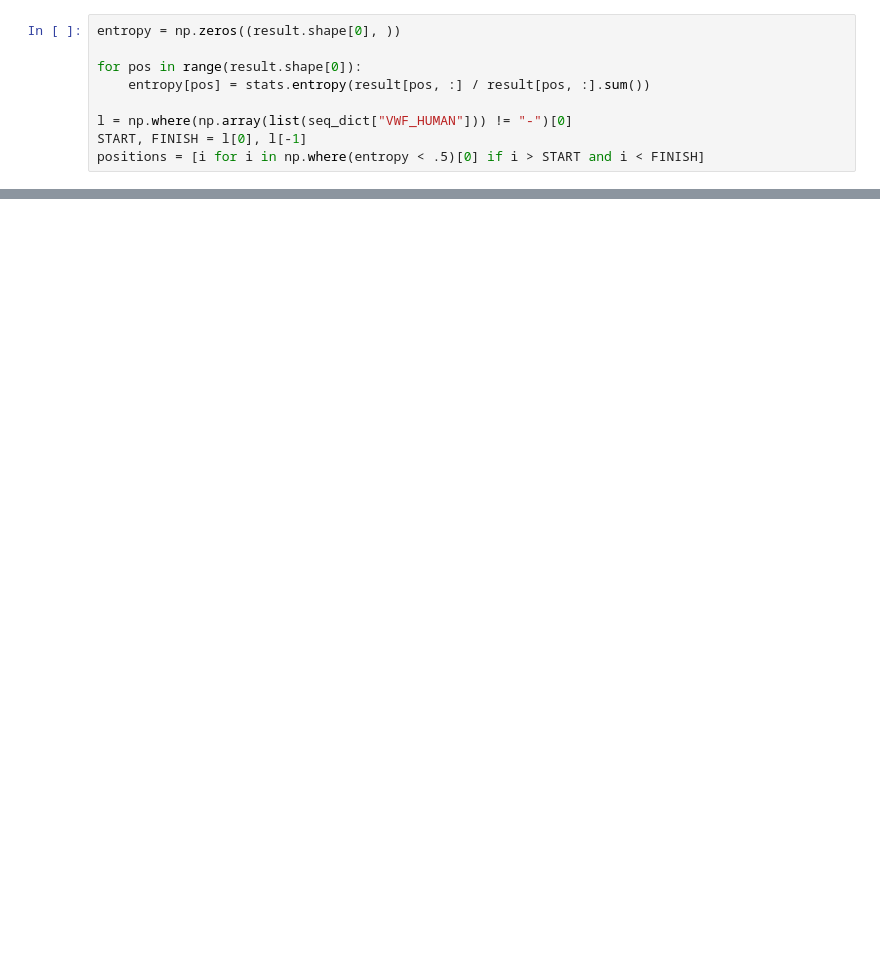
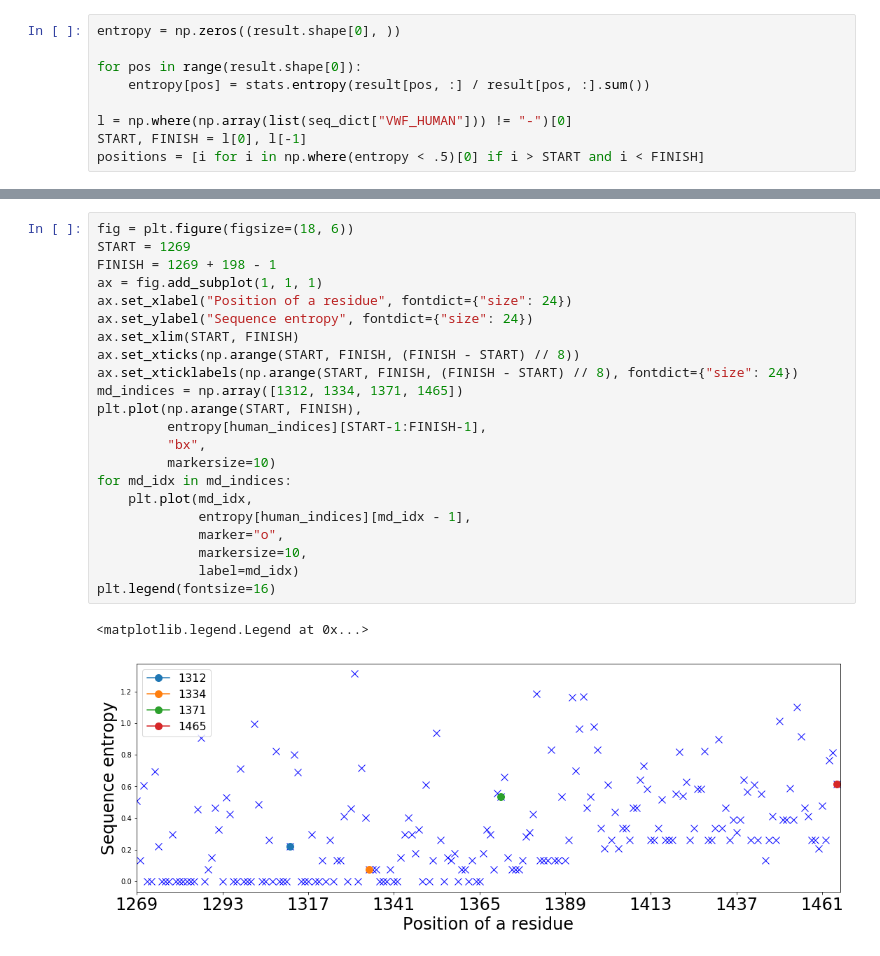
Before and after one commit to artemkondyukov/catch_bonds, a Jupyter notebook: notebooks/Sequence Entropy.ipynb, the cells around one changed output, grey strips where cells are left out. Saved outputs shown, nothing was run; the diff lists cells and outputs as text; blank space fills up the shorter version.

```diff
--- a/notebooks/Sequence Entropy.ipynb
+++ b/notebooks/Sequence Entropy.ipynb
@@ -105,0 +84,25 @@ sns.kdeplot(entropy)
+# %%
+fig = plt.figure(figsize=(18, 6))
+START = 1269
+FINISH = 1269 + 198 - 1
+ax = fig.add_subplot(1, 1, 1)
+ax.set_xlabel("Position of a residue", fontdict={"size": 24})
+ax.set_ylabel("Sequence entropy", fontdict={"size": 24})
+ax.set_xlim(START, FINISH)
+ax.set_xticks(np.arange(START, FINISH, (FINISH - START) // 8))
+ax.set_xticklabels(np.arange(START, FINISH, (FINISH - START) // 8), fontdict={"size": 24})
+md_indices = np.array([1312, 1334, 1371, 1465])
+plt.plot(np.arange(START, FINISH),
+         entropy[human_indices][START-1:FINISH-1],
+         "bx",
+         markersize=10)
+for md_idx in md_indices:
+    plt.plot(md_idx,
+             entropy[human_indices][md_idx - 1],
+             marker="o",
+             markersize=10,
+             label=md_idx)
+plt.legend(fontsize=16)
+# %% [output]
+<matplotlib.legend.Legend at 0x...>
+[figure, added]
```
Also changed, not shown: parts of 10 cells of this notebook.
